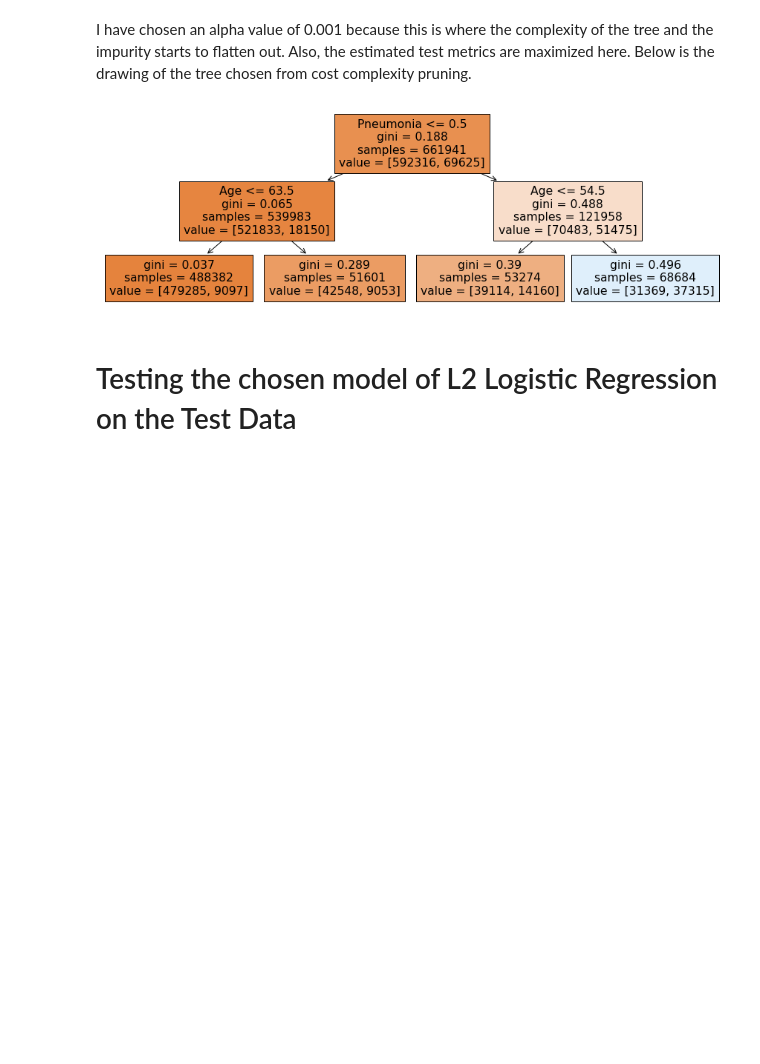
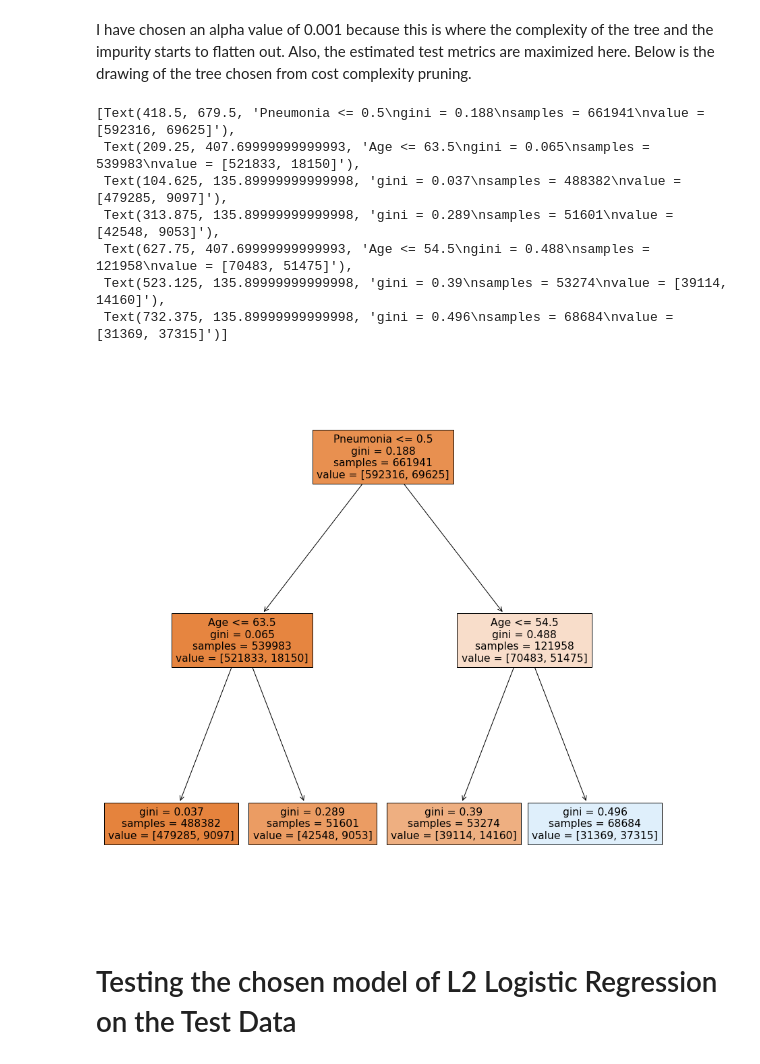
Before and after one commit to harperd17/COVID-Death-Rates, a Jupyter notebook: Notebooks/Final_Classification_Modelling.ipynb, the cells around one changed output. Saved outputs shown, nothing was run; the diff lists cells and outputs as text; code cells hidden in the pictures; blank space fills up the shorter version.

```diff
--- a/Notebooks/Final_Classification_Modelling.ipynb
+++ b/Notebooks/Final_Classification_Modelling.ipynb
@@ -105,7 +37,7 @@ def getMetricSummaries(metrics):
 ## Performing Forward Stepwise Selection of Variables
 # %%
 log_model = LogisticRegression(penalty = 'none', max_iter= 10000)
-features, factors = forwardSelection(X,y,log_model,'Deviance')
+features, factors = utils.forwardSelection(X,y,log_model,'Deviance')
 # %% [markdown]
 The cell above took multiple hours to run, so below I am writing the output to a csv file so I don't have to run the above cell again.
 # %%
@@ -279,7 +211,7 @@ l2_metrics = []
 for c in range(-11,11,2):
     print(c)
     log_l2_model = LogisticRegression(penalty = 'l2', max_iter= 10000,C=10**c)
-    l2_metric = performValidations(X,y,[list(X.columns)],10,log_l2_model)
+    l2_metric = utils.performValidations(X,y,[list(X.columns)],10,log_l2_model)
     l2_metrics.append(l2_metric[0])
     log_l2_model.fit(X,y)
     coefficients.append(log_l2_model.coef_)
@@ -537,10 +477,20 @@ I have chosen an alpha value of 0.001 because this is where the complexity of th
 # %%
 #showing the pruned tree of choice
 covid_tree_pruned = tree.DecisionTreeClassifier(random_state=0, ccp_alpha=0.001)
 covid_tree_pruned.fit(X,y)
-utils.draw_tree(covid_tree_pruned,feature_names=X.columns)
+fig = plt.figure(figsize= (15,15))
+tree.plot_tree(covid_tree_pruned,
+   feature_names= X.columns,
+   filled=True)
 # %% [output]
+[Text(418.5, 679.5, 'Pneumonia <= 0.5\ngini = 0.188\nsamples = 661941\nvalue = [592316, 69625]'),
+ Text(209.25, 407.69999999999993, 'Age <= 63.5\ngini = 0.065\nsamples = 539983\nvalue = [521833, 18150]'),
+ Text(104.625, 135.89999999999998, 'gini = 0.037\nsamples = 488382\nvalue = [479285, 9097]'),
+ Text(313.875, 135.89999999999998, 'gini = 0.289\nsamples = 51601\nvalue = [42548, 9053]'),
+ Text(627.75, 407.69999999999993, 'Age <= 54.5\ngini = 0.488\nsamples = 121958\nvalue = [70483, 51475]'),
+ Text(523.125, 135.89999999999998, 'gini = 0.39\nsamples = 53274\nvalue = [39114, 14160]'),
+ Text(732.375, 135.89999999999998, 'gini = 0.496\nsamples = 68684\nvalue = [31369, 37315]')]
-[figure, old version]
+[figure, new version]
 # %% [markdown]
 # Testing the chosen model of L2 Logistic Regression on the Test Data
 # %%
```
Also changed, not shown: parts of 13 cells of this notebook, 2 other files.
